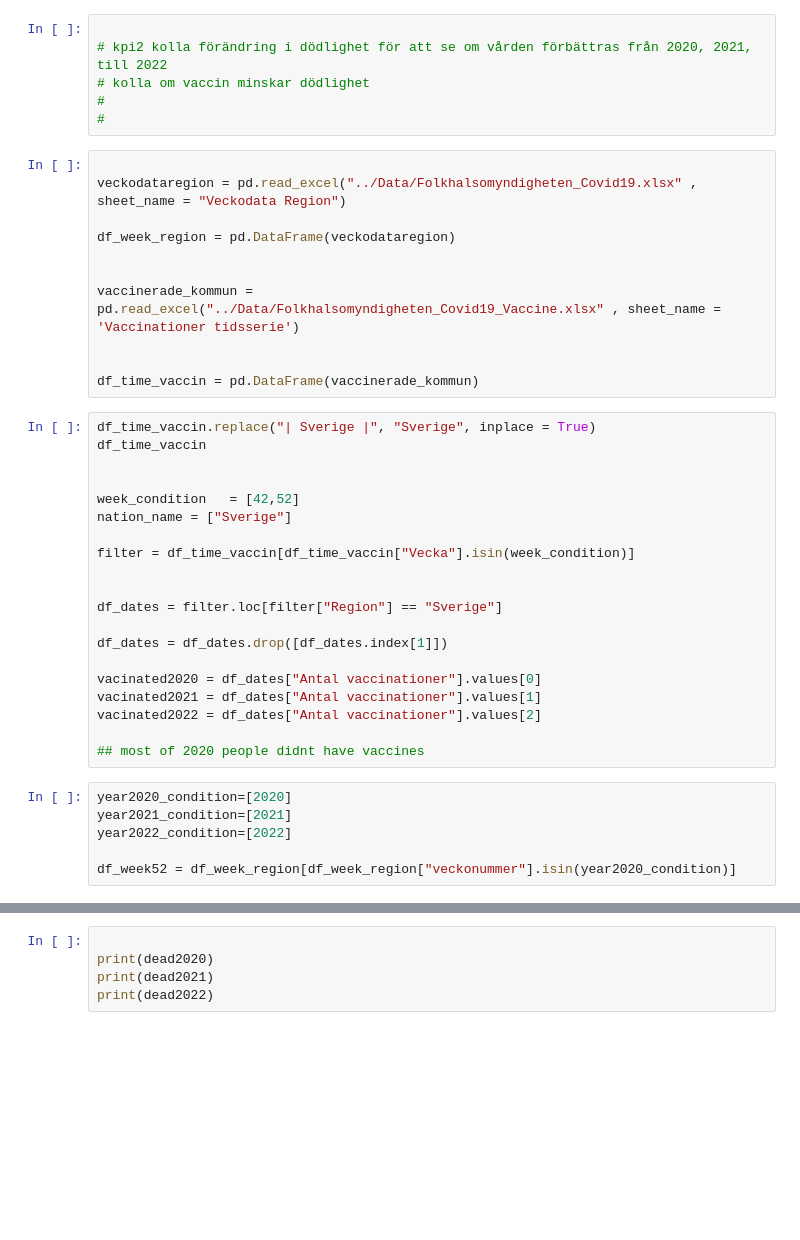
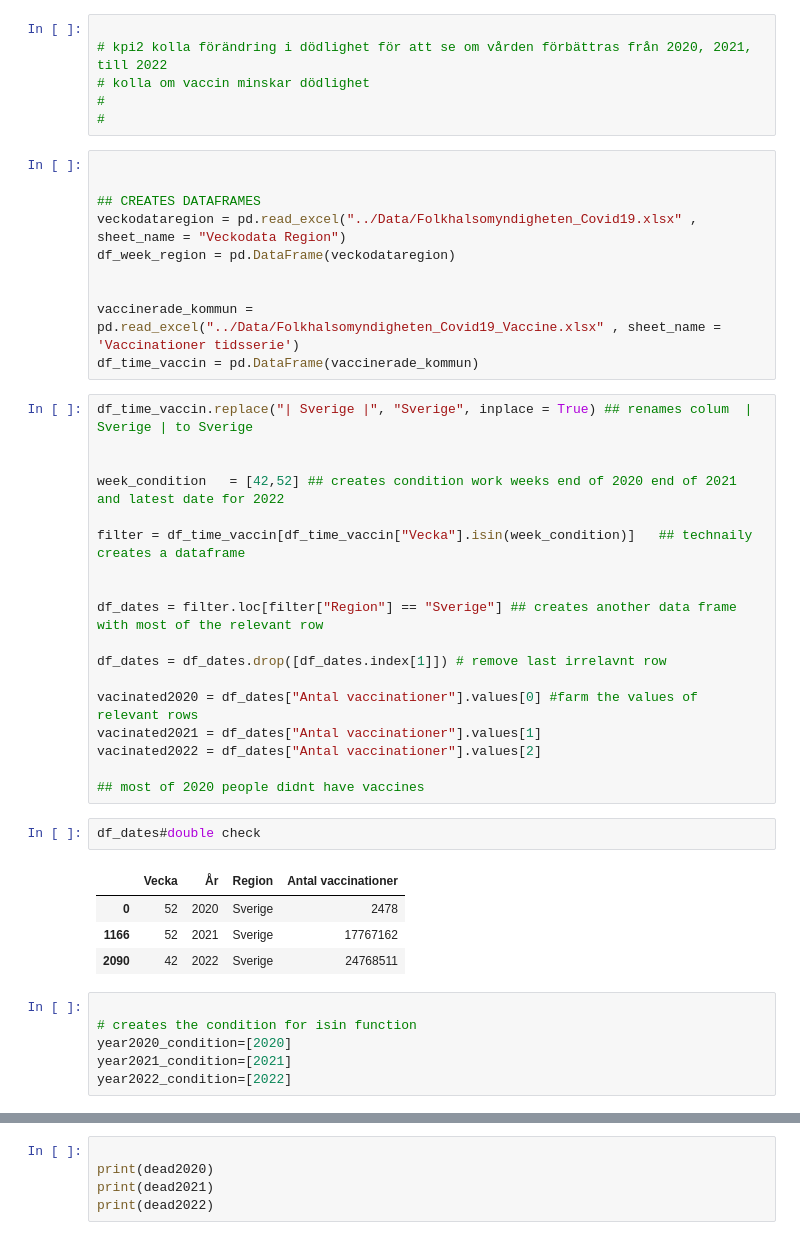
Before and after one commit to MxLied/Databehandling-Max-Liedman, a Jupyter notebook: Labb/Labb1.ipynb, the cells around one changed output, grey strips where cells are left out. Saved outputs shown, nothing was run; the diff lists cells and outputs as text; blank space fills up the shorter version.

```diff
--- a/Labb/Labb1.ipynb
+++ b/Labb/Labb1.ipynb
@@ -704,39 +646,43 @@ inform the public and constitutions of covid-19 historical effects
 #
 # %%
 
+
+## CREATES DATAFRAMES
 veckodataregion = pd.read_excel("../Data/Folkhalsomyndigheten_Covid19.xlsx" , sheet_name = "Veckodata Region")
-
 df_week_region = pd.DataFrame(veckodataregion)
 
 
 vaccinerade_kommun = pd.read_excel("../Data/Folkhalsomyndigheten_Covid19_Vaccine.xlsx" , sheet_name = 'Vaccinationer tidsserie')
-
-
 df_time_vaccin = pd.DataFrame(vaccinerade_kommun)
 # %%
-df_time_vaccin.replace("| Sverige |", "Sverige", inplace = True)
-df_time_vaccin
+df_time_vaccin.replace("| Sverige |", "Sverige", inplace = True) ## renames colum  | Sverige | to Sverige
 
 
-week_condition   = [42,52]
-nation_name = ["Sverige"]
+week_condition   = [42,52] ## creates condition work weeks end of 2020 end of 2021 and latest date for 2022
 
-filter = df_time_vaccin[df_time_vaccin["Vecka"].isin(week_condition)]
+filter = df_time_vaccin[df_time_vaccin["Vecka"].isin(week_condition)]   ## technaily creates a dataframe
 
 
-df_dates = filter.loc[filter["Region"] == "Sverige"]
+df_dates = filter.loc[filter["Region"] == "Sverige"] ## creates another data frame with most of the relevant row
 
-df_dates = df_dates.drop([df_dates.index[1]])
+df_dates = df_dates.drop([df_dates.index[1]]) # remove last irrelavnt row
 
-vacinated2020 = df_dates["Antal vaccinationer"].values[0]
+vacinated2020 = df_dates["Antal vaccinationer"].values[0] #farm the values of relevant rows
 vacinated2021 = df_dates["Antal vaccinationer"].values[1]
 vacinated2022 = df_dates["Antal vaccinationer"].values[2]
 
 ## most of 2020 people didnt have vaccines
-# %%
-year2020_condition=[2020]
-year2021_condition=[2021]
-year2022_condition=[2022]
-
-df_week52 = df_week_region[df_week_region["veckonummer"].isin(year2020_condition)]
+# %%
+df_dates#double check
+# %% [output]
+|  | Vecka | År | Region | Antal vaccinationer |
+| 0 | 52 | 2020 | Sverige | 2478 |
+| 1166 | 52 | 2021 | Sverige | 17767162 |
+| 2090 | 42 | 2022 | Sverige | 24768511 |
+# %%
+
+# creates the condition for isin function
+year2020_condition=[2020]
+year2021_condition=[2021]
+year2022_condition=[2022]
 # %%
```
Also changed, not shown: parts of 16 cells of this notebook.
